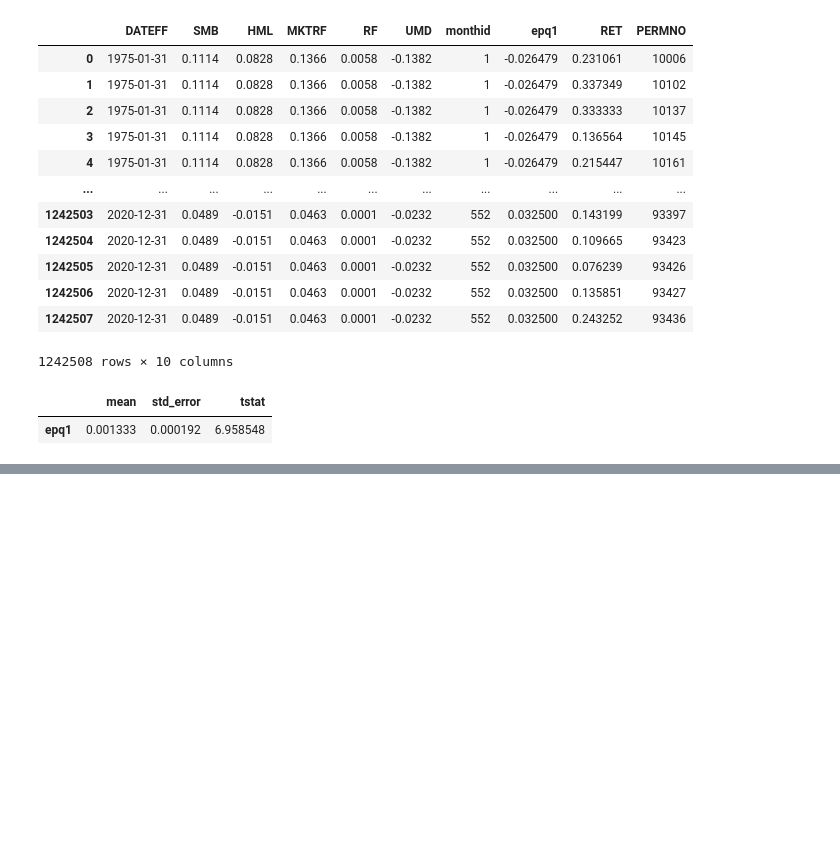
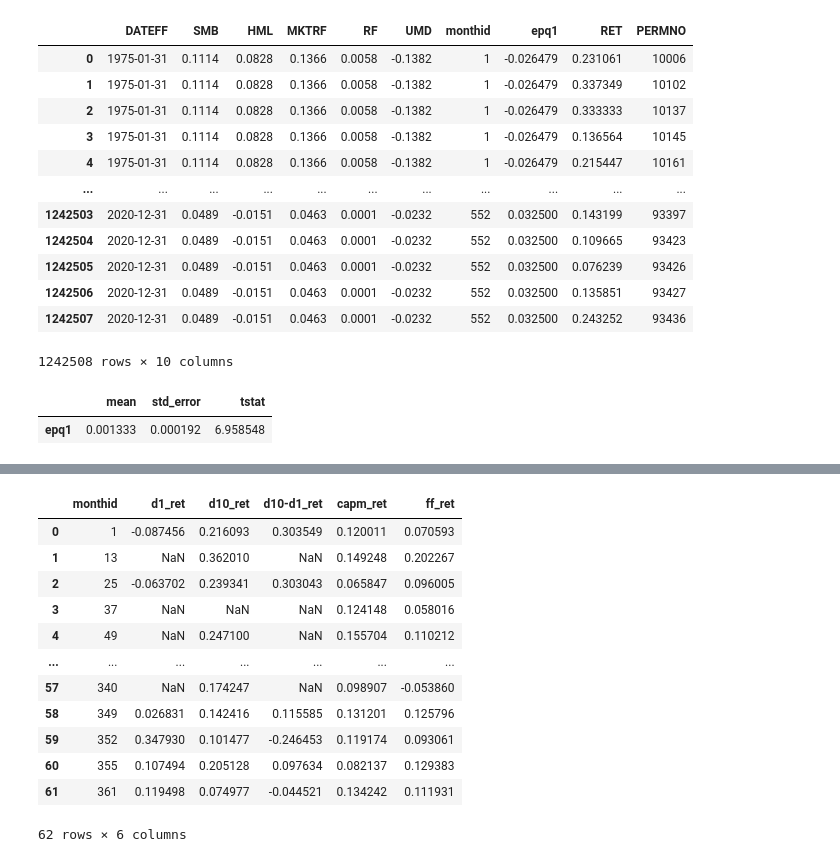
Before and after one commit to yiyun-sj/factor-trading, a Jupyter notebook: factor-trading.ipynb, the cells around one changed output, grey strips where cells are left out. Drawn from its saved outputs; the diff is of its cells as text; code cells hidden in the pictures; blank space fills up the shorter version.

Commit message:
predicting capm and ff returns for calculating performance analytics

```diff
--- a/factor-trading.ipynb
+++ b/factor-trading.ipynb
@@ -979,0 +1053,2 @@ assets.score_linear()
+# %%
+rets = assets.score_linear()
@@ -979,0 +1073,16 @@ assets.score_linear()
+# %%
+rets
+# %% [output]
+|  | monthid | d1_ret | d10_ret | d10-d1_ret | capm_ret | ff_ret |
+| 0 | 1 | -0.087456 | 0.216093 | 0.303549 | 0.120011 | 0.070593 |
+| 1 | 13 | NaN | 0.362010 | NaN | 0.149248 | 0.202267 |
+| 2 | 25 | -0.063702 | 0.239341 | 0.303043 | 0.065847 | 0.096005 |
+| 3 | 37 | NaN | NaN | NaN | 0.124148 | 0.058016 |
+| 4 | 49 | NaN | 0.247100 | NaN | 0.155704 | 0.110212 |
+| ... | ... | ... | ... | ... | ... | ... |
+| 57 | 340 | NaN | 0.174247 | NaN | 0.098907 | -0.053860 |
+| 58 | 349 | 0.026831 | 0.142416 | 0.115585 | 0.131201 | 0.125796 |
+| 59 | 352 | 0.347930 | 0.101477 | -0.246453 | 0.119174 | 0.093061 |
+| 60 | 355 | 0.107494 | 0.205128 | 0.097634 | 0.082137 | 0.129383 |
+| 61 | 361 | 0.119498 | 0.074977 | -0.044521 | 0.134242 | 0.111931 |
+62 rows × 6 columns
```
Also changed, not shown: parts of 7 cells of this notebook.
